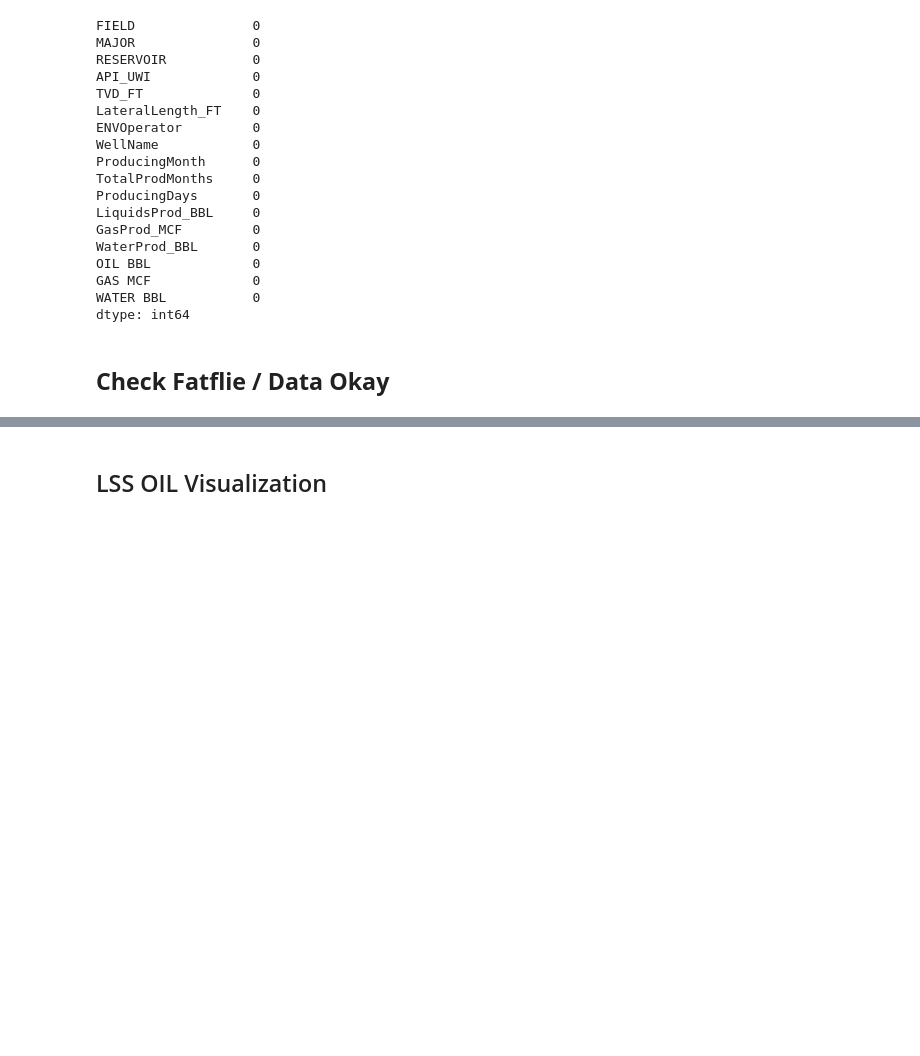
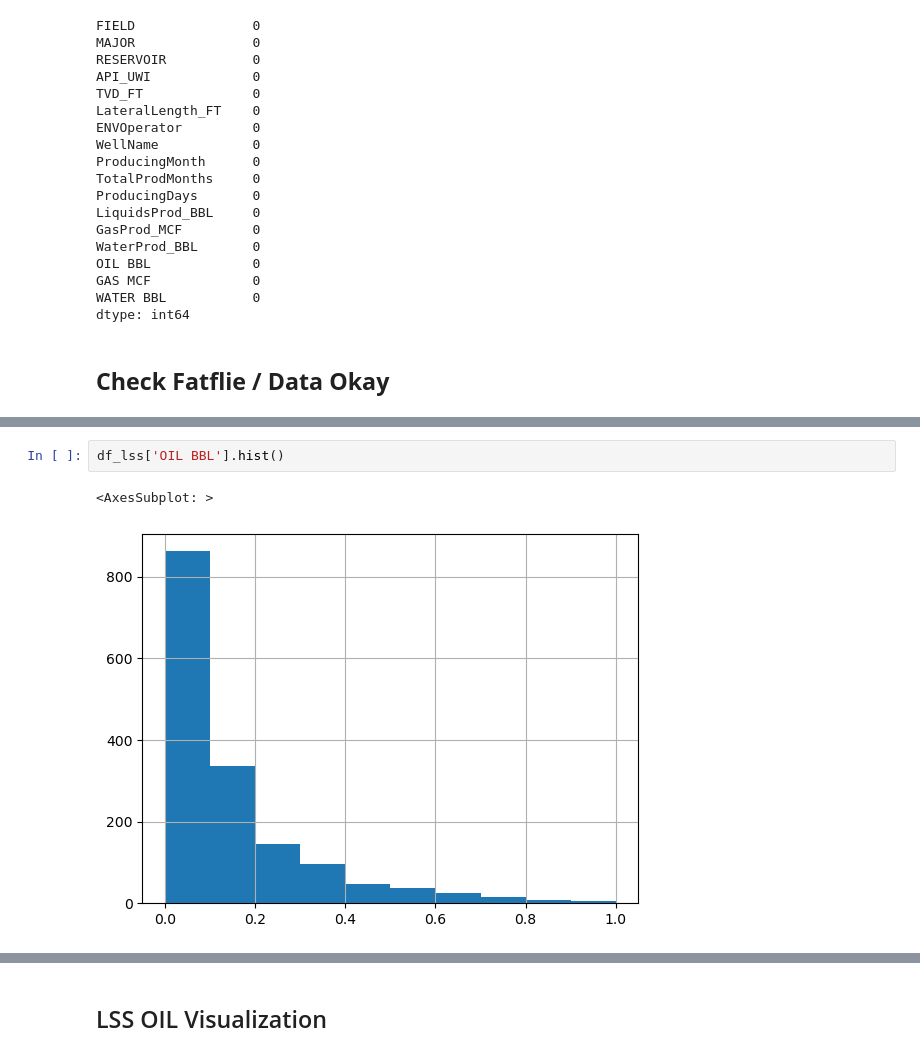
Before and after one commit to dasxgo/rocket-app, a Jupyter notebook: tap_rock_shlitz.ipynb, the cells around one changed output, grey strips where cells are left out. Drawn from its saved outputs; the diff is of its cells as text; blank space fills up the shorter version.

```diff
--- a/tap_rock_shlitz.ipynb
+++ b/tap_rock_shlitz.ipynb
@@ -252,0 +303,5 @@ df_lss = df[df['RESERVOIR'] == "LSS"]
+# %%
+df_lss['OIL BBL'].hist()
+# %% [output]
+<AxesSubplot: >
+[figure, added]
```
Also changed, not shown: parts of 13 cells of this notebook.
